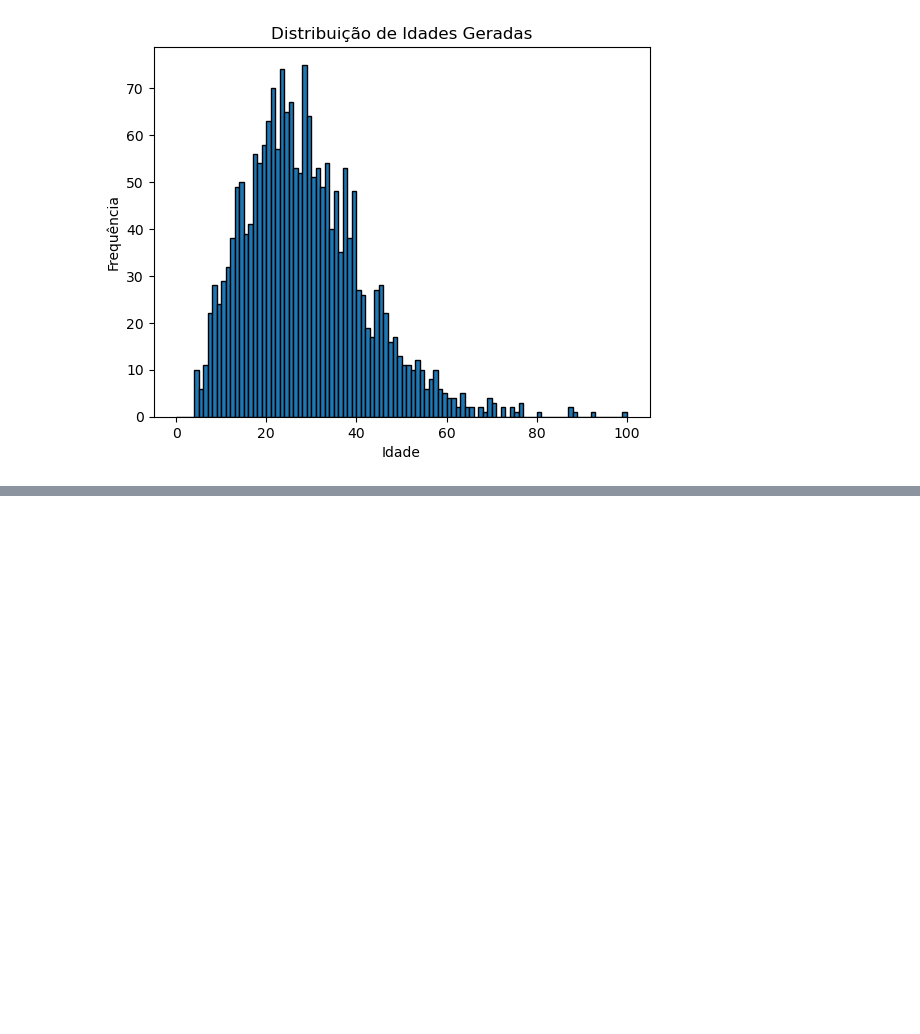
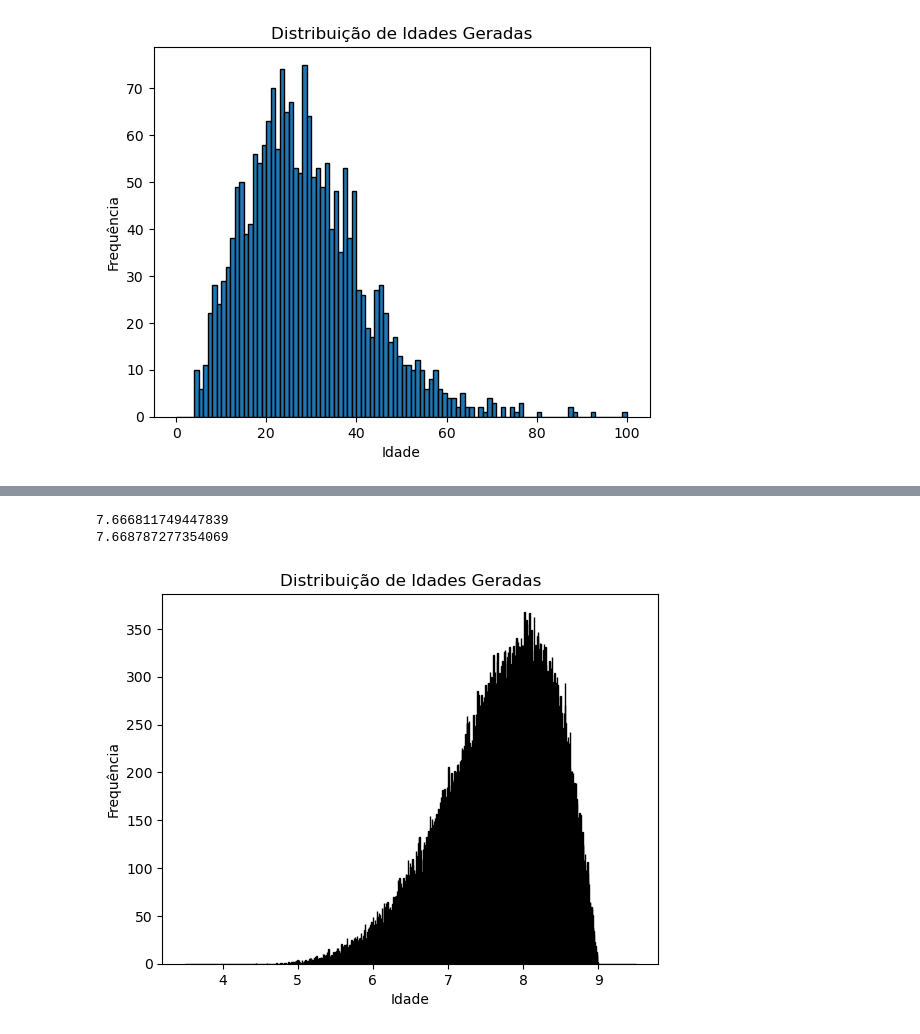
Before and after one commit to Brunikito/Interactive-Media-Evolution-and-Recommendation, a Jupyter notebook: src/iterate_planning.ipynb, the cells around one changed output, grey strips where cells are left out. Saved outputs shown, nothing was run; the diff lists cells and outputs as text; code cells hidden in the pictures; blank space fills up the shorter version.

Commit message:
Finished random user creation
Also, adjusted initialize.py and some work behaviors

```diff
--- a/src/iterate_planning.ipynb
+++ b/src/iterate_planning.ipynb
@@ -64,0 +65,31 @@ work_data_jobs
+# %%
+mean = sleep_data.iloc[0]['sleep_hours']
+
+def horarios_beta(n, media_desejada, minimo=4, maximo=9, alpha = 6):
+    # Parâmetros alfa e beta escolhidos para cauda à esquerda (alfa pequeno, beta grande)
+    media_normalizada = (media_desejada - minimo) / (maximo - minimo)
+
+    # Calcula beta usando a fórmula da média da Beta
+    beta = alpha * (1 - media_normalizada) / media_normalizada
+
+    # Gera valores beta entre 0 e 1, depois escala para o intervalo desejado
+    beta_values = np.random.beta(alpha, beta, size=n)
+    horarios = minimo + (maximo - minimo) * beta_values
+    return horarios
+
+import matplotlib.pyplot as plt
+%matplotlib inline
+import seaborn as sns
+sns.set_style()
+horarios_gerados = horarios_beta(100000, mean, alpha=6)
+print(mean)
+print(horarios_gerados.mean())
+plt.hist(horarios_gerados, bins=np.linspace(3.5 , 9.5, 1000), edgecolor='black')
+plt.title("Distribuição de Idades Geradas")
+plt.xlabel("Idade")
+plt.ylabel("Frequência")
+plt.show()
+# %% [output]
+7.666811749447839
+7.668787277354069
+[figure, added]
```
Also changed, not shown: parts of 13 cells of this notebook, 7 other files.
